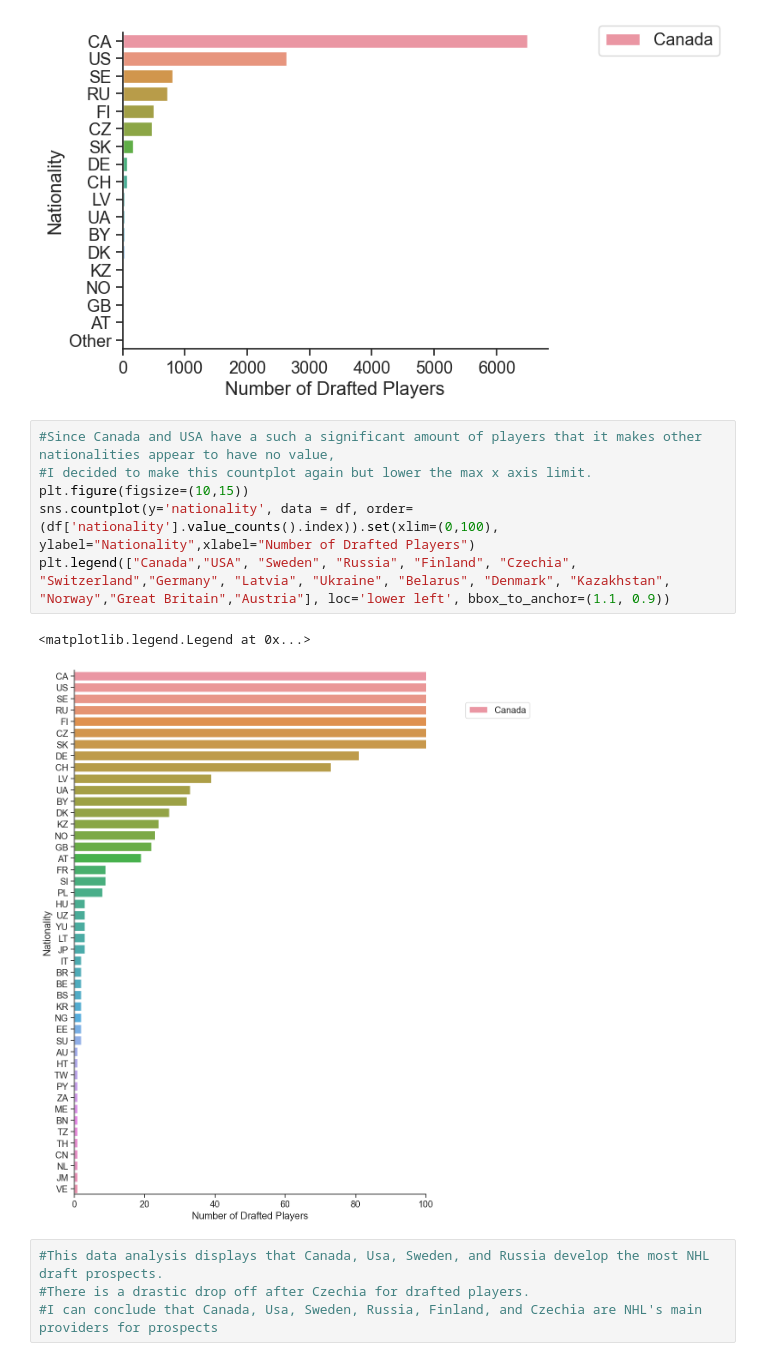
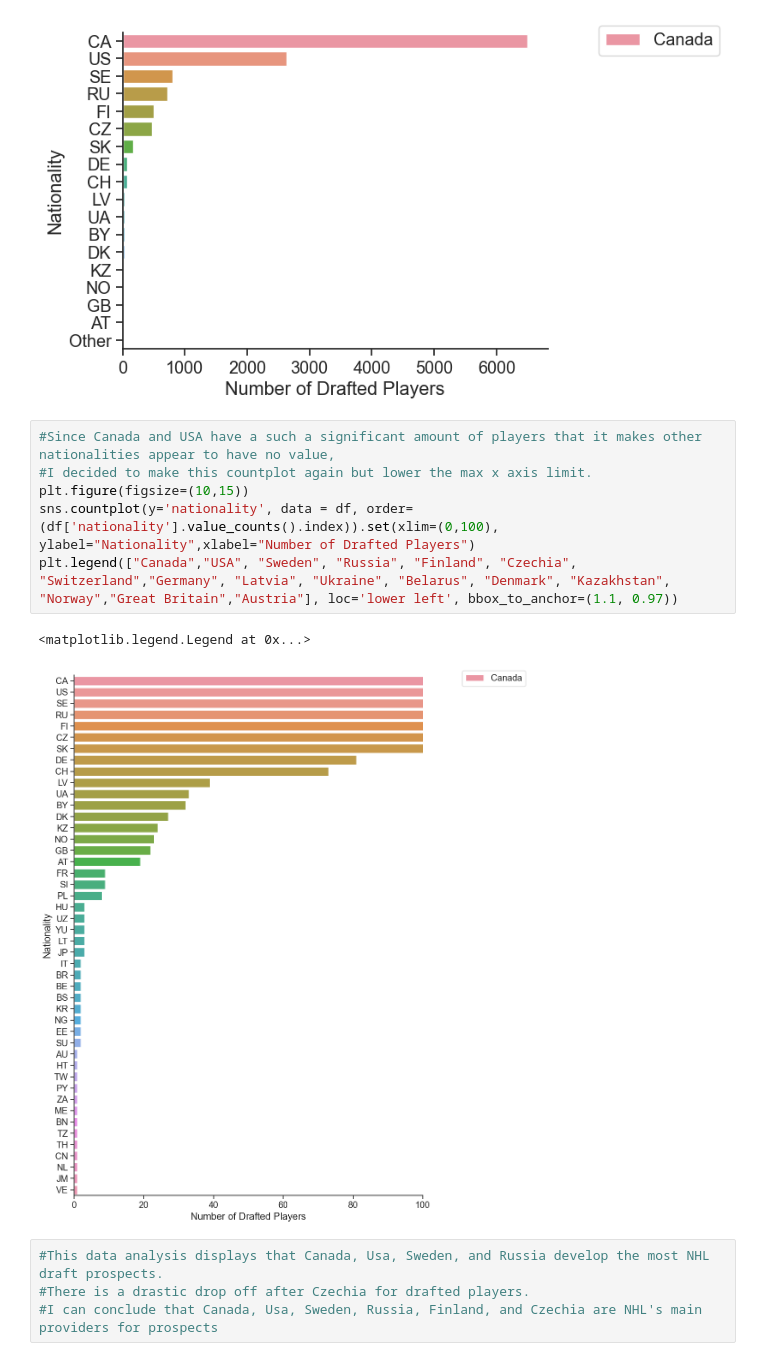
Before and after one commit to ubco-W2022T2-data301/project-group-group31, a Jupyter notebook: analysis/analysis2.ipynb, the cells around one changed output. Drawn from its saved outputs; the diff is of its cells as text.

```diff
--- a/analysis/analysis2.ipynb
+++ b/analysis/analysis2.ipynb
@@ -61,12 +61,12 @@ plt.legend(["Canada","USA","Sweden","Russia","Czechia","Slovakia","Denmark","Ger
 # %%
 #Since Canada and USA have a such a significant amount of players that it makes other nationalities appear to have no value,
 #I decided to make this countplot again but lower the max x axis limit.
 plt.figure(figsize=(10,15))
 sns.countplot(y='nationality', data = df, order=(df['nationality'].value_counts().index)).set(xlim=(0,100), ylabel="Nationality",xlabel="Number of Drafted Players")
-plt.legend(["Canada","USA", "Sweden", "Russia", "Finland", "Czechia", "Switzerland","Germany", "Latvia", "Ukraine", "Belarus", "Denmark", "Kazakhstan", "Norway","Great Britain","Austria"], loc='lower left', bbox_to_anchor=(1.1, 0.9))
+plt.legend(["Canada","USA", "Sweden", "Russia", "Finland", "Czechia", "Switzerland","Germany", "Latvia", "Ukraine", "Belarus", "Denmark", "Kazakhstan", "Norway","Great Britain","Austria"], loc='lower left', bbox_to_anchor=(1.1, 0.97))
 # %% [output]
 <matplotlib.legend.Legend at 0x...>
-[figure, old version]
+[figure, new version]
 # %%
 #This data analysis displays that Canada, Usa, Sweden, and Russia develop the most NHL draft prospects.
 #There is a drastic drop off after Czechia for drafted players.
```
Also changed, not shown: parts of 1 cell of this notebook.
